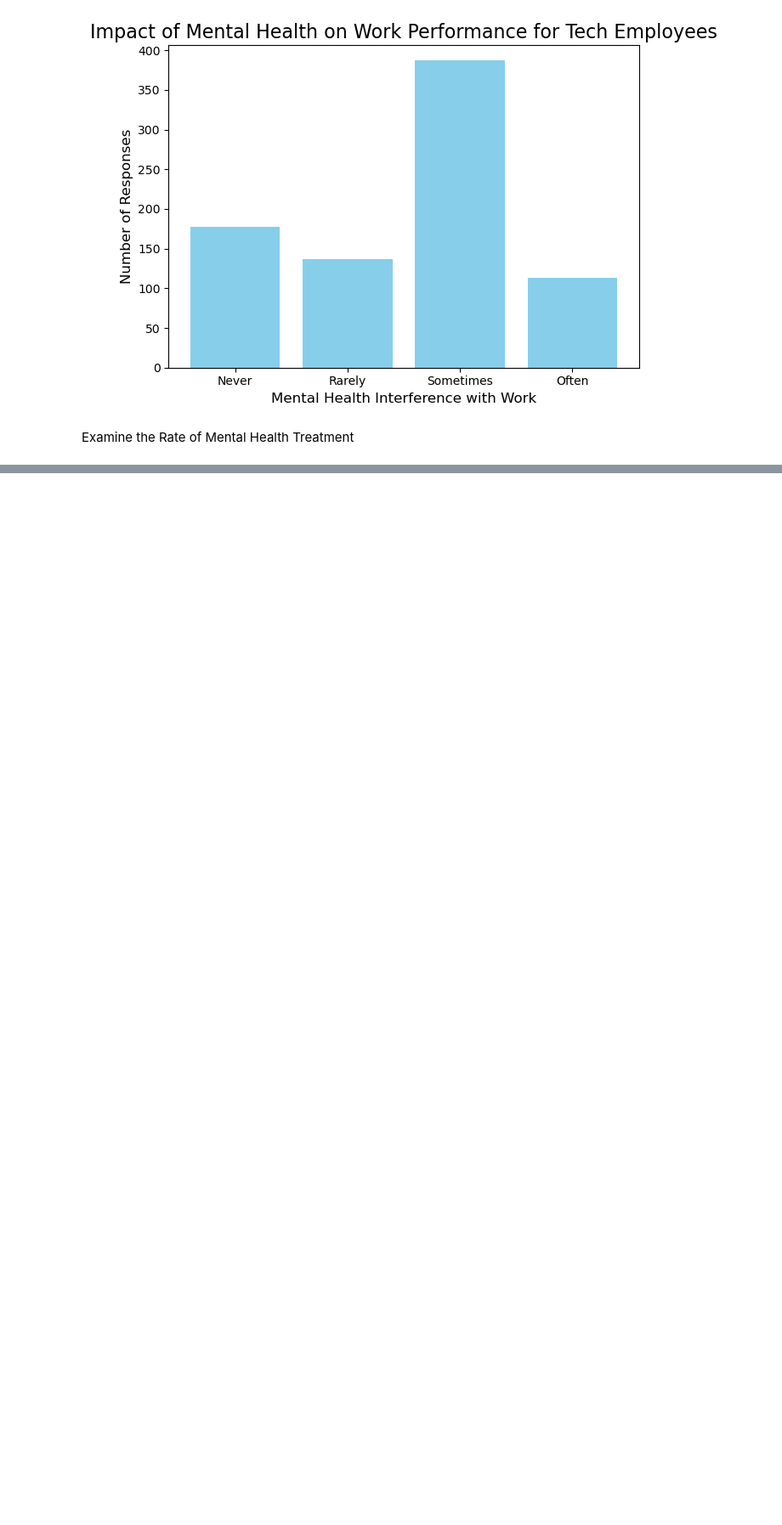
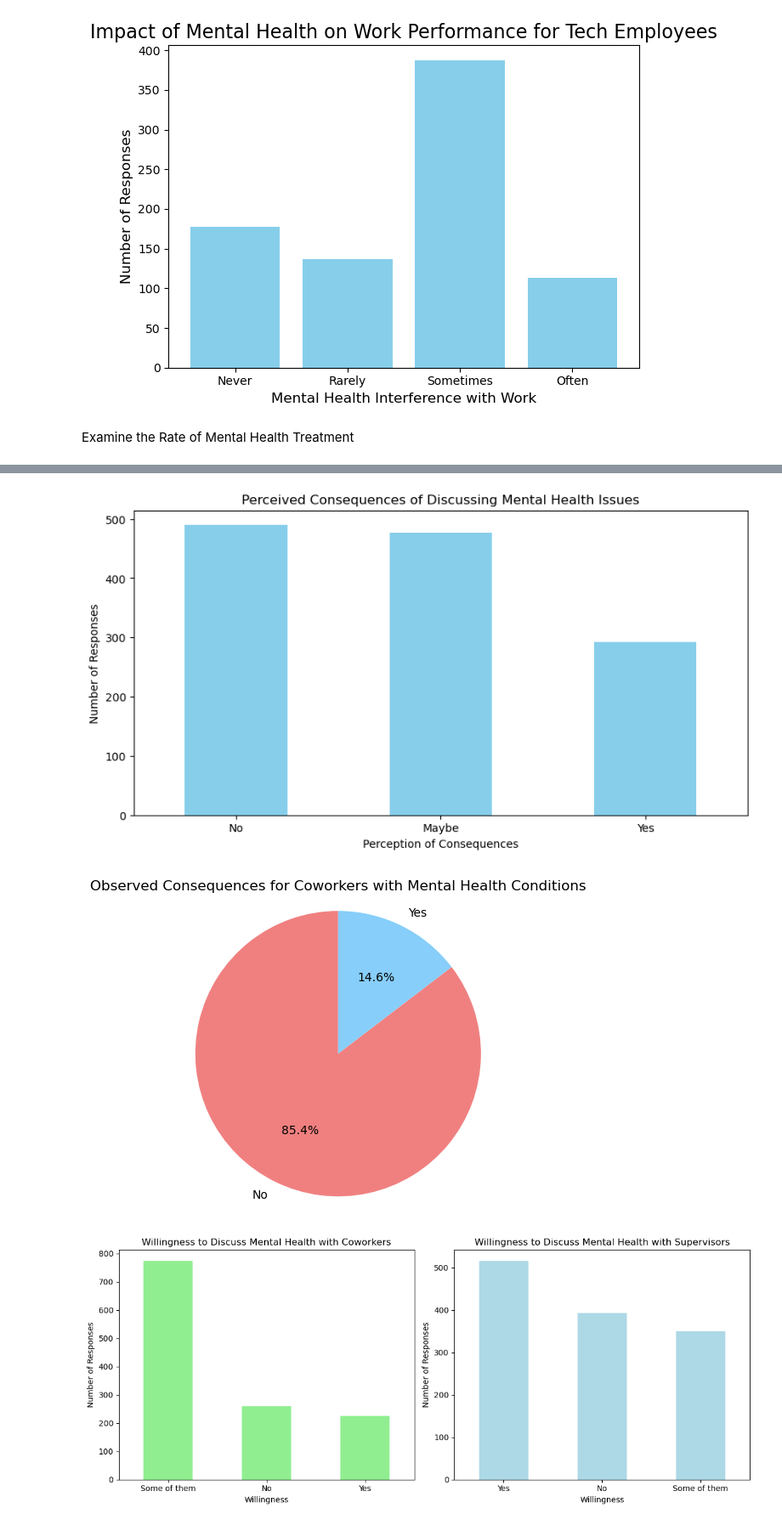
Before and after one commit to CaptDon71/Project-1-Research-Presentation, a Jupyter notebook: data_visualization.ipynb, the cells around one changed output, grey strips where cells are left out. Shown at 85% size. Saved outputs shown, nothing was run; the diff lists cells and outputs as text; code cells hidden in the pictures; blank space fills up the shorter version.

```diff
--- a/data_visualization.ipynb
+++ b/data_visualization.ipynb
@@ -107,3 +106,58 @@ plt.show()
+# %%
+# Step 2: Filter relevant data
+stigma_data = df[['mental_health_consequence', 'obs_consequence', 'coworkers', 'supervisor']]
+
+# Step 3: Analyze Stigmatization
+# Count responses for mental health consequences
+stigma_counts = stigma_data['mental_health_consequence'].value_counts()
+
+# Create a bar chart for mental health consequences
+plt.figure(figsize=(10, 5))
+stigma_counts.plot(kind='bar', color='skyblue')
+plt.title('Perceived Consequences of Discussing Mental Health Issues')
+plt.xlabel('Perception of Consequences')
+plt.ylabel('Number of Responses')
+plt.xticks(rotation=0)
+plt.show()
+
+# Step 4: Analyze Observed Consequences
+# Count observed consequences for coworkers
+observed_counts = stigma_data['obs_consequence'].value_counts()
+
+# Create a pie chart for observed consequences
+observed_counts.plot(kind='pie', autopct='%1.1f%%', startangle=90, colors=['lightcoral', 'lightskyblue'])
+plt.title('Observed Consequences for Coworkers with Mental Health Conditions')
+plt.ylabel('')
+plt.axis('equal')  # Equal aspect ratio ensures that pie is drawn as a circle.
+plt.show()
+
+# Optional: Analyze willingness to discuss with coworkers and supervisors
+willingness_counts_coworkers = stigma_data['coworkers'].value_counts()
+willingness_counts_supervisor = stigma_data['supervisor'].value_counts()
+
+# Create side-by-side bar charts for willingness to discuss
+plt.figure(figsize=(12, 5))
+
+plt.subplot(1, 2, 1)
+willingness_counts_coworkers.plot(kind='bar', color='lightgreen')
+plt.title('Willingness to Discuss Mental Health with Coworkers')
+plt.xlabel('Willingness')
+plt.ylabel('Number of Responses')
+plt.xticks(rotation=0)
+
+plt.subplot(1, 2, 2)
+willingness_counts_supervisor.plot(kind='bar', color='lightblue')
+plt.title('Willingness to Discuss Mental Health with Supervisors')
+plt.xlabel('Willingness')
+plt.ylabel('Number of Responses')
+plt.xticks(rotation=0)
+
+plt.tight_layout()
+plt.show()
+# %% [output]
+[figure, added]
+[figure, added]
+[figure, added]
 # %%
 # Step 2: Drop NaN values in relevant columns to focus on meaningful responses
 mental_health_columns = ['remote_work', 'treatment', 'work_interfere', 'coworkers', 'supervisor']
```
Also changed, not shown: parts of 5 cells of this notebook.
